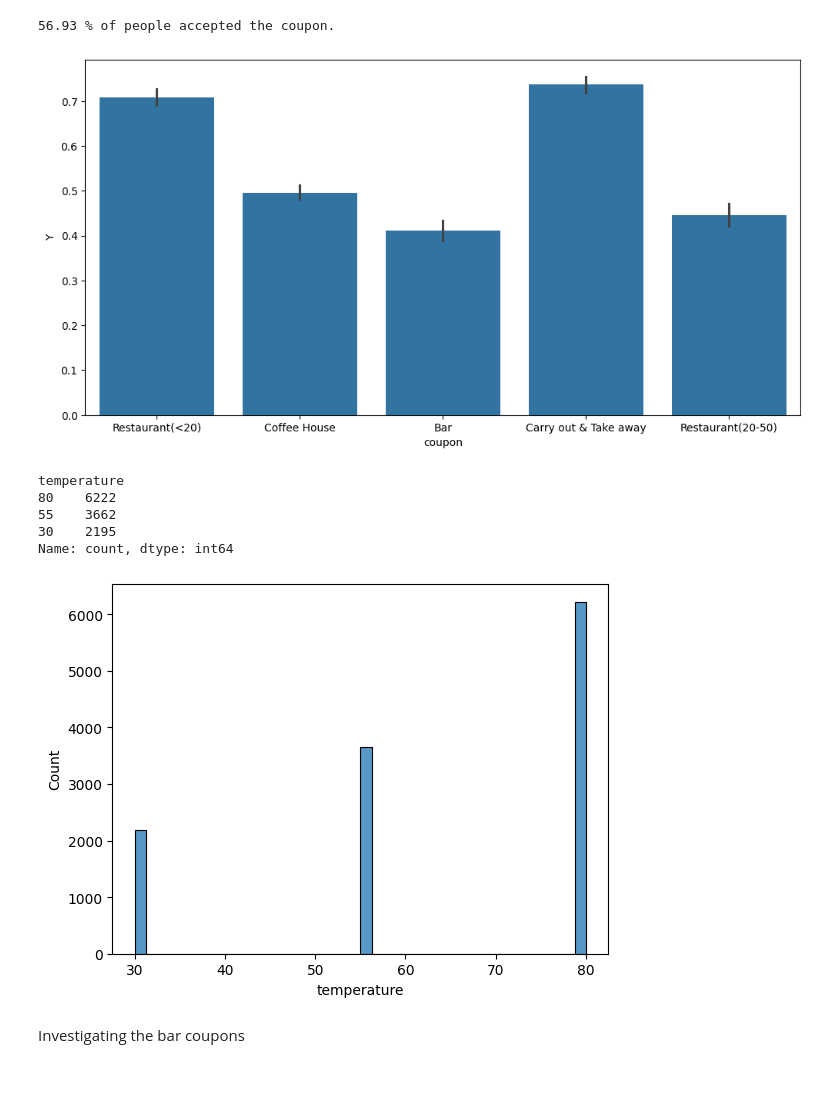
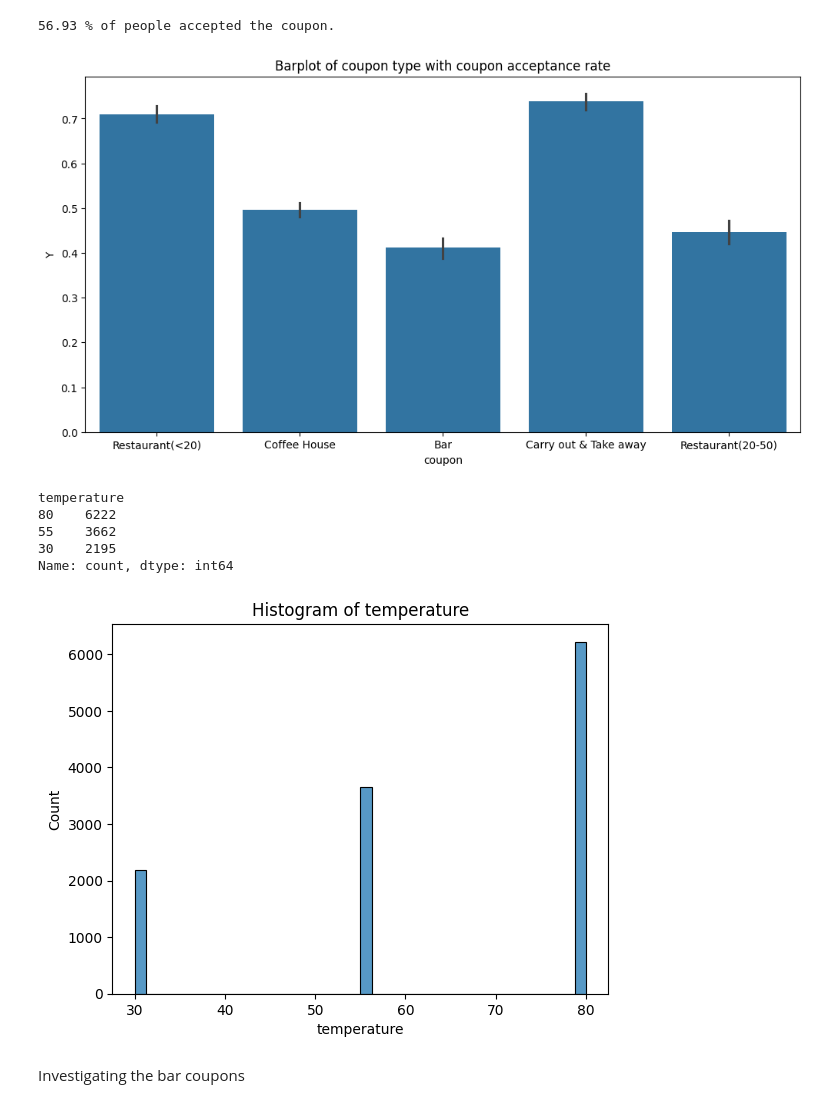
Before and after one commit to timeless81/AI-ML-Module5, a Jupyter notebook: coupon.ipynb, the cells around one changed output. Drawn from its saved outputs; the diff is of its cells as text; code cells hidden in the pictures; blank space fills up the shorter version.

Commit message:
Added titles of the plots

```diff
--- a/coupon.ipynb
+++ b/coupon.ipynb
@@ -147,11 +147,12 @@ print('{} % of people accepted the coupon.'.format(round(accepted_coupon_pct[1],
 # %%
 # Using a bar plot to visualize the coupon column to understand the distribution of different coupon types.
 
 plt.figure(figsize=(12,6))
 sns.barplot(data=df_clean, x='coupon', y='Y')
+plt.title('Barplot of coupon type with coupon acceptance rate')
 plt.show()
 # %% [output]
-[figure, old version]
+[figure, new version]
 # %%
 df_clean['temperature'].value_counts()
 # %% [output]
@@ -163,11 +164,12 @@ Name: count, dtype: int64
 # %%
 # using the histogram to visualize the temperature column
 sns.histplot(data=df_clean, x='temperature', bins=40)
+plt.title('Histogram of temperature')
 plt.show()
 
 # Analysis - There are only three temperature categories. Most of the data points are in mid or hot category.
 # %% [output]
-[figure, old version]
+[figure, new version]
 # %% [markdown]
 Investigating the bar coupons
 # %%
```
Also changed, not shown: parts of 2 cells of this notebook.
